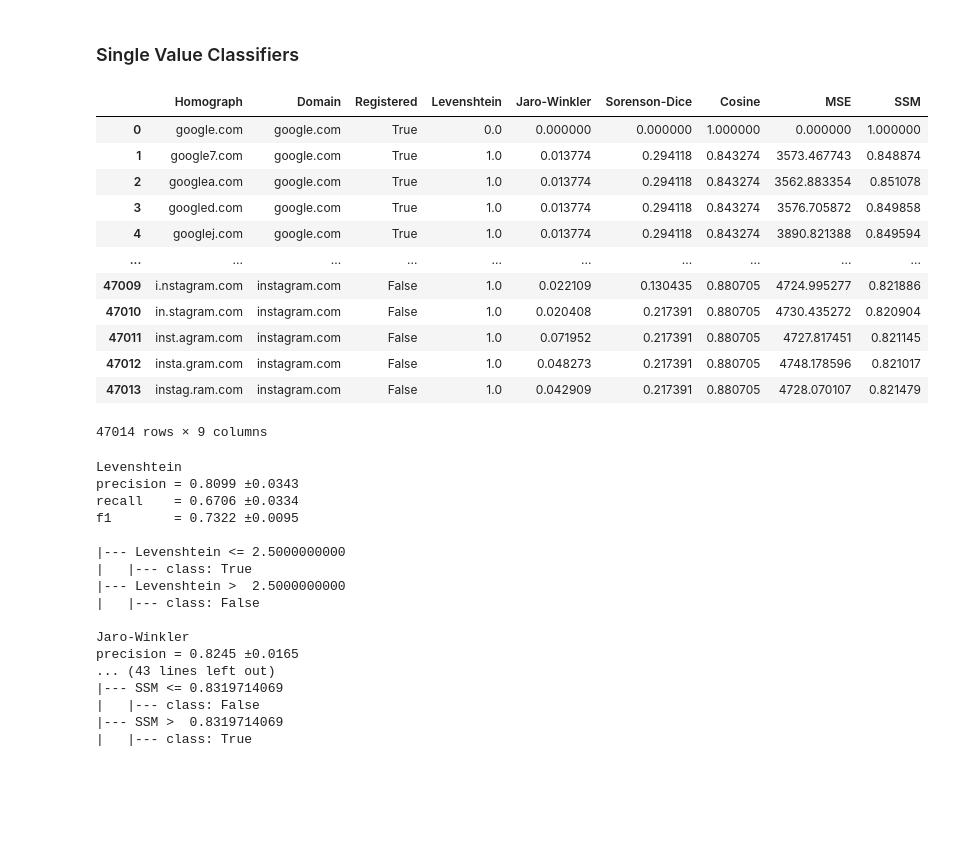
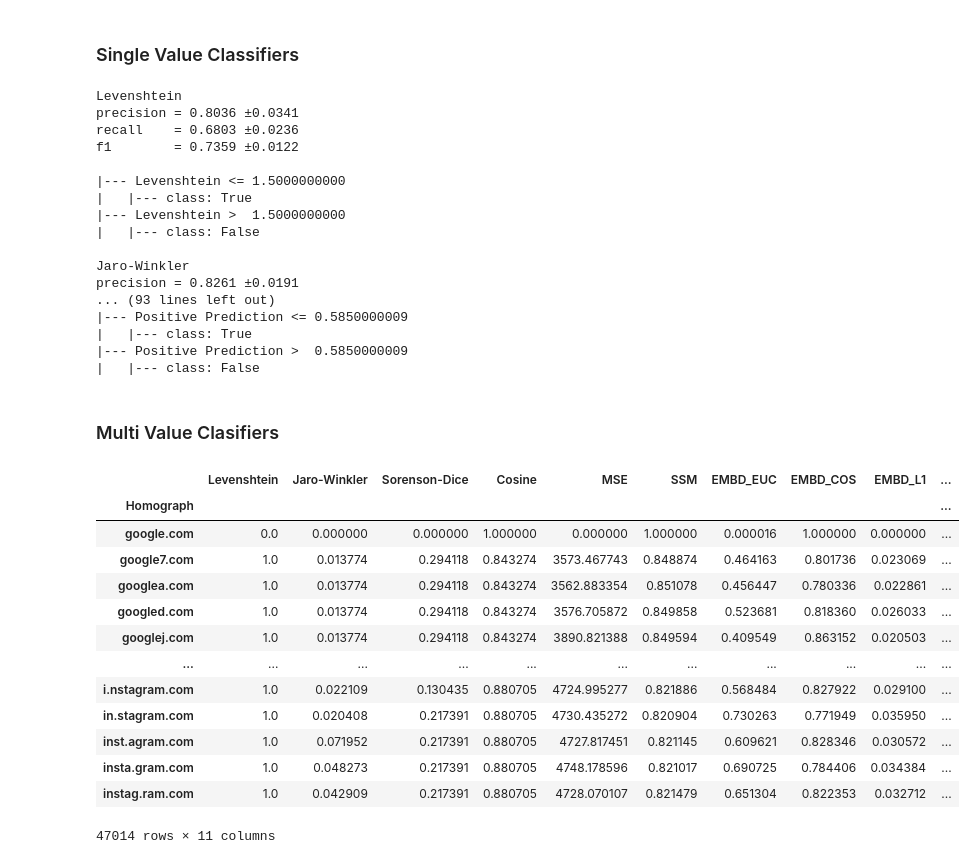
Before and after one commit to DannyMathieson/PhishEye, a Jupyter notebook: phisheye.ipynb, the cells around one changed output. Saved outputs shown, nothing was run; the diff lists cells and outputs as text; code cells hidden in the pictures; blank space fills up the shorter version.

```diff
--- a/phisheye.ipynb
+++ b/phisheye.ipynb
@@ -257,24 +268,6 @@ twisted_df
 twisted_df.to_csv('twisted_viz_sim_siamese.csv')
 # %% [markdown]
 ### Single Value Classifiers
-# %%
-import pandas as pd
-twisted_df = pd.read_csv('twisted_viz_sim.csv', index_col=0)
-twisted_df
-# %% [output]
-|  | Homograph | Domain | Registered | Levenshtein | Jaro-Winkler | Sorenson-Dice | Cosine | MSE | SSM |
-| 0 | google.com | google.com | True | 0.0 | 0.000000 | 0.000000 | 1.000000 | 0.000000 | 1.000000 |
-| 1 | google7.com | google.com | True | 1.0 | 0.013774 | 0.294118 | 0.843274 | 3573.467743 | 0.848874 |
-| 2 | googlea.com | google.com | True | 1.0 | 0.013774 | 0.294118 | 0.843274 | 3562.883354 | 0.851078 |
-| 3 | googled.com | google.com | True | 1.0 | 0.013774 | 0.294118 | 0.843274 | 3576.705872 | 0.849858 |
-| 4 | googlej.com | google.com | True | 1.0 | 0.013774 | 0.294118 | 0.843274 | 3890.821388 | 0.849594 |
-| ... | ... | ... | ... | ... | ... | ... | ... | ... | ... |
-| 47009 | i.nstagram.com | instagram.com | False | 1.0 | 0.022109 | 0.130435 | 0.880705 | 4724.995277 | 0.821886 |
-| 47010 | in.stagram.com | instagram.com | False | 1.0 | 0.020408 | 0.217391 | 0.880705 | 4730.435272 | 0.820904 |
-| 47011 | inst.agram.com | instagram.com | False | 1.0 | 0.071952 | 0.217391 | 0.880705 | 4727.817451 | 0.821145 |
-| 47012 | insta.gram.com | instagram.com | False | 1.0 | 0.048273 | 0.217391 | 0.880705 | 4748.178596 | 0.821017 |
-| 47013 | instag.ram.com | instagram.com | False | 1.0 | 0.042909 | 0.217391 | 0.880705 | 4728.070107 | 0.821479 |
-47014 rows × 9 columns
 # %%
 from sklearn.metrics import accuracy_score, f1_score, precision_score, recall_score
 from sklearn.model_selection import StratifiedKFold
@@ -309,7 +302,7 @@ def model_eval(df, target, model):
 # %%
 # Add comment
 dt_model = DecisionTreeClassifier(random_state=42, max_depth=1)
-features = twisted_df.drop(['Domain', 'Homograph', 'Registered'], axis=1)
+features = twisted_df.set_index('Homograph').drop(['Domain', 'Registered'], axis=1).set_index(twisted_df['Homograph'])
 for col in features.columns:
     print (col)
     model_eval(twisted_df[[col]], twisted_df['Registered'] , dt_model)
@@ -317,19 +310,38 @@ for col in features.columns:
     print(export_text(dt_model, feature_names=[col], decimals=10))
 # %% [output]
 Levenshtein
-precision = 0.8099 ±0.0343
-recall    = 0.6706 ±0.0334
-f1        = 0.7322 ±0.0095
+precision = 0.8036 ±0.0341
+recall    = 0.6803 ±0.0236
+f1        = 0.7359 ±0.0122
 
-|--- Levenshtein <= 2.5000000000
+|--- Levenshtein <= 1.5000000000
 |   |--- class: True
-|--- Levenshtein >  2.5000000000
+|--- Levenshtein >  1.5000000000
 |   |--- class: False
 
 Jaro-Winkler
-precision = 0.8245 ±0.0165
-... (43 lines left out)
-|--- SSM <= 0.8319714069
+precision = 0.8261 ±0.0191
+... (93 lines left out)
+|--- Positive Prediction <= 0.5850000009
+|   |--- class: True
+|--- Positive Prediction >  0.5850000009
 |   |--- class: False
-|--- SSM >  0.8319714069
-|   |--- class: True
+# %% [markdown]
+### Multi Value Clasifiers
+# %%
+features
+# %% [output]
+|  | Levenshtein | Jaro-Winkler | Sorenson-Dice | Cosine | MSE | SSM | EMBD_EUC | EMBD_COS | EMBD_L1 | ... |
+| Homograph |  |  |  |  |  |  |  |  |  | ... |
+| google.com | 0.0 | 0.000000 | 0.000000 | 1.000000 | 0.000000 | 1.000000 | 0.000016 | 1.000000 | 0.000000 | ... |
+| google7.com | 1.0 | 0.013774 | 0.294118 | 0.843274 | 3573.467743 | 0.848874 | 0.464163 | 0.801736 | 0.023069 | ... |
+| googlea.com | 1.0 | 0.013774 | 0.294118 | 0.843274 | 3562.883354 | 0.851078 | 0.456447 | 0.780336 | 0.022861 | ... |
+| googled.com | 1.0 | 0.013774 | 0.294118 | 0.843274 | 3576.705872 | 0.849858 | 0.523681 | 0.818360 | 0.026033 | ... |
+| googlej.com | 1.0 | 0.013774 | 0.294118 | 0.843274 | 3890.821388 | 0.849594 | 0.409549 | 0.863152 | 0.020503 | ... |
+| ... | ... | ... | ... | ... | ... | ... | ... | ... | ... | ... |
+| i.nstagram.com | 1.0 | 0.022109 | 0.130435 | 0.880705 | 4724.995277 | 0.821886 | 0.568484 | 0.827922 | 0.029100 | ... |
+| in.stagram.com | 1.0 | 0.020408 | 0.217391 | 0.880705 | 4730.435272 | 0.820904 | 0.730263 | 0.771949 | 0.035950 | ... |
+| inst.agram.com | 1.0 | 0.071952 | 0.217391 | 0.880705 | 4727.817451 | 0.821145 | 0.609621 | 0.828346 | 0.030572 | ... |
+| insta.gram.com | 1.0 | 0.048273 | 0.217391 | 0.880705 | 4748.178596 | 0.821017 | 0.690725 | 0.784406 | 0.034384 | ... |
+| instag.ram.com | 1.0 | 0.042909 | 0.217391 | 0.880705 | 4728.070107 | 0.821479 | 0.651304 | 0.822353 | 0.032712 | ... |
+47014 rows × 11 columns
```
Also changed, not shown: parts of 13 cells of this notebook, 2 other files.
